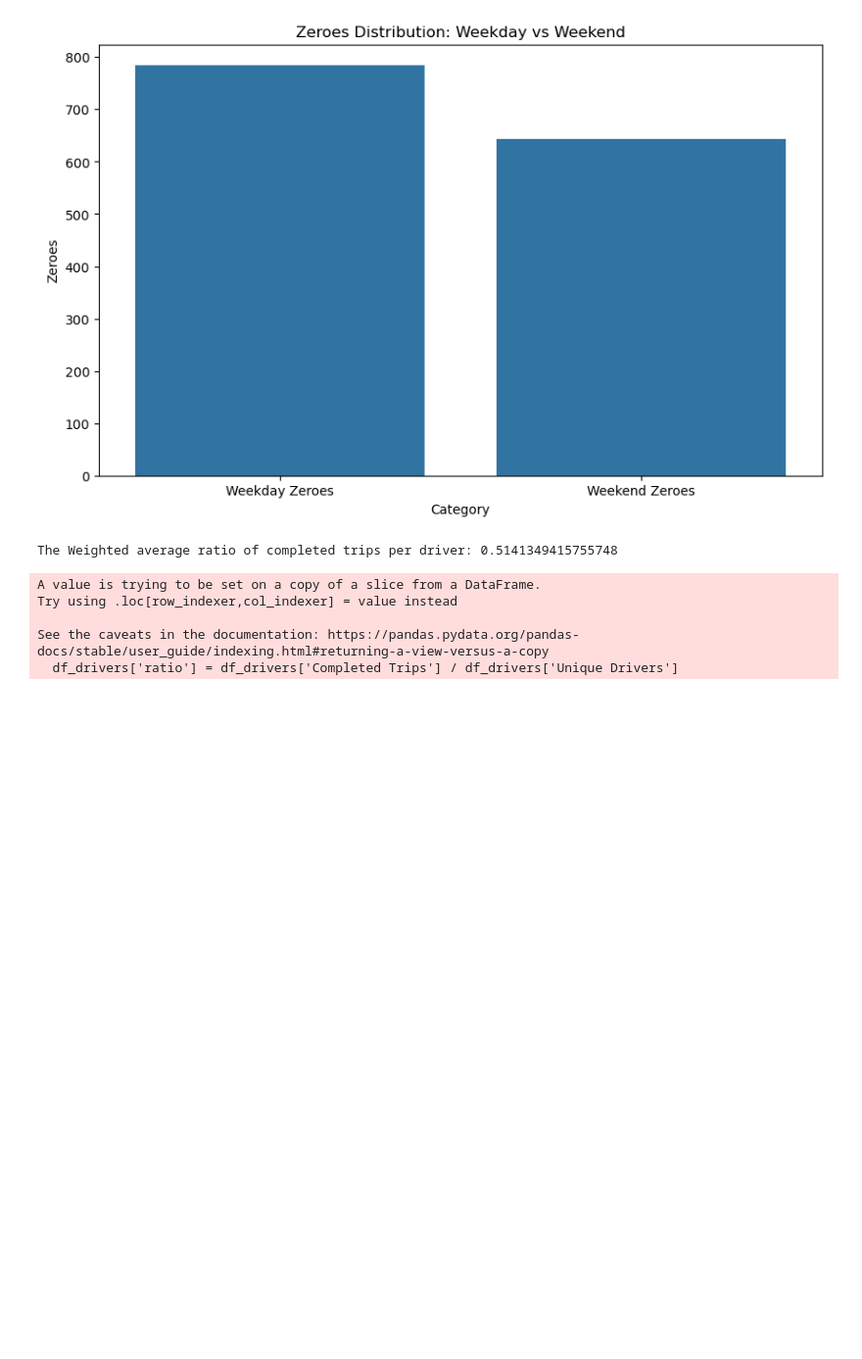
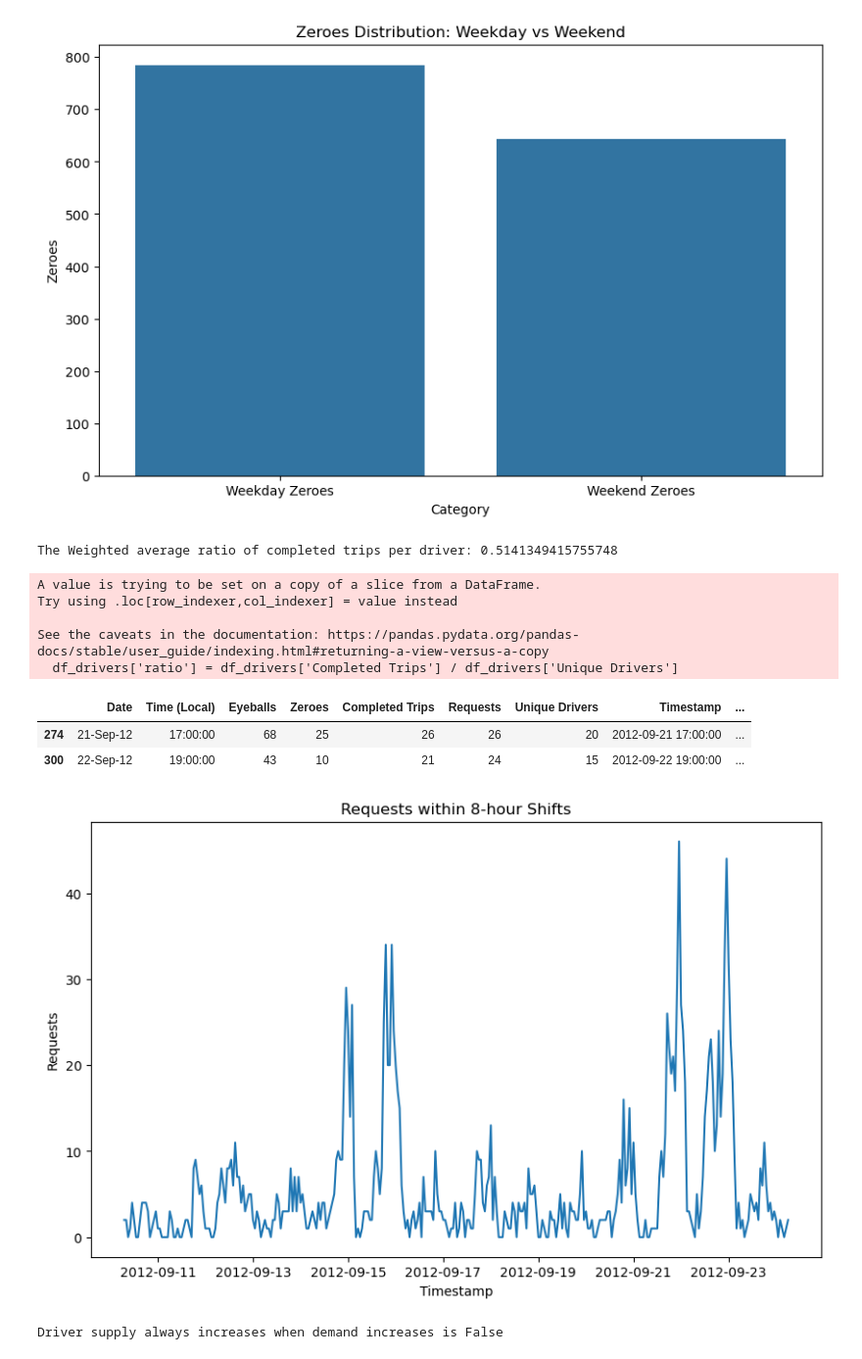
Before and after one commit to DarrenCH00/Uber-Data-Insights, a Jupyter notebook: EDA.ipynb, the cells around one changed output. Shown at 98% size. Drawn from its saved outputs; the diff is of its cells as text; code cells hidden in the pictures; blank space fills up the shorter version.

```diff
--- a/EDA.ipynb
+++ b/EDA.ipynb
@@ -4,7 +4,7 @@ import numpy as np
 import matplotlib.pyplot as plt
 import seaborn as sns
 # %%
-df_EDA = pd.read_csv("EDA/dataset_1.csv")
+df_EDA = pd.read_csv("dataset_1.csv")
 # %%
 df_EDA.head(10)
 # %% [output]
@@ -165,3 +165,16 @@ See the caveats in the documentation: https://pandas.pydata.org/pandas-docs/stab
   df_drivers['ratio'] = df_drivers['Completed Trips'] / df_drivers['Unique Drivers']
 # %%
 # Question 6: In drafting a driver schedule in terms of 8 hours shifts, when are the busiest 8 consecutive hours over the two week period in terms of unique requests?
+df_EDA["Interval"] = df_EDA['Timestamp'].apply( lambda timestamp: pd.Interval(timestamp, timestamp + pd.Timedelta(hours=8), closed = 'left'))
+# %%
+df_EDA["Sum_Requests_In_Interval"] = df_EDA.apply(
+    lambda row: df_EDA.loc[
+        df_EDA["Timestamp"].between(
+            row["Interval"].left,
+            row["Interval"].right,
+            inclusive="left"
+        ),
+        "Requests"  # Column to sum
+    ].sum(),
+    axis=1
+)
@@ -167,0 +183,15 @@ See the caveats in the documentation: https://pandas.pydata.org/pandas-docs/stab
+# %%
+max_Requests_timestamp
+# %% [output]
+|  | Date | Time (Local) | Eyeballs | Zeroes | Completed Trips | Requests | Unique Drivers | Timestamp | ... |
+| 274 | 21-Sep-12 | 17:00:00 | 68 | 25 | 26 | 26 | 20 | 2012-09-21 17:00:00 | ... |
+| 300 | 22-Sep-12 | 19:00:00 | 43 | 10 | 21 | 24 | 15 | 2012-09-22 19:00:00 | ... |
+# %%
+plt.figure(figsize=(10, 6))
+sns.lineplot(x = 'Timestamp', y = 'Requests', data = df_EDA)
+plt.title('Requests within 8-hour Shifts')
+plt.xlabel('Timestamp')
+plt.ylabel('Requests')
+plt.show()
+# %% [output]
+[figure, added]
@@ -167,0 +206,5 @@ See the caveats in the documentation: https://pandas.pydata.org/pandas-docs/stab
+# %%
+Changes = df_EDA['Marker'].all()
+print('Driver supply always increases when demand increases is' , Changes)
+# %% [output]
+Driver supply always increases when demand increases is False
```
Also changed, not shown: parts of 14 cells of this notebook.
